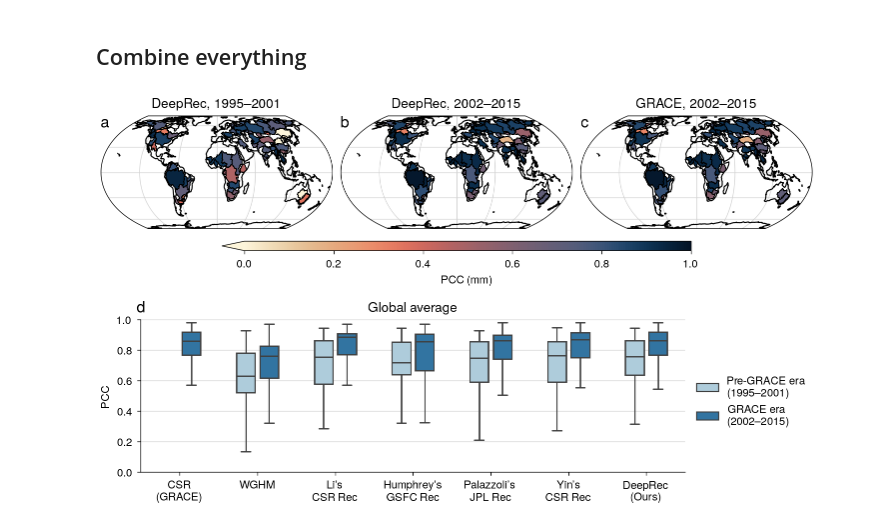
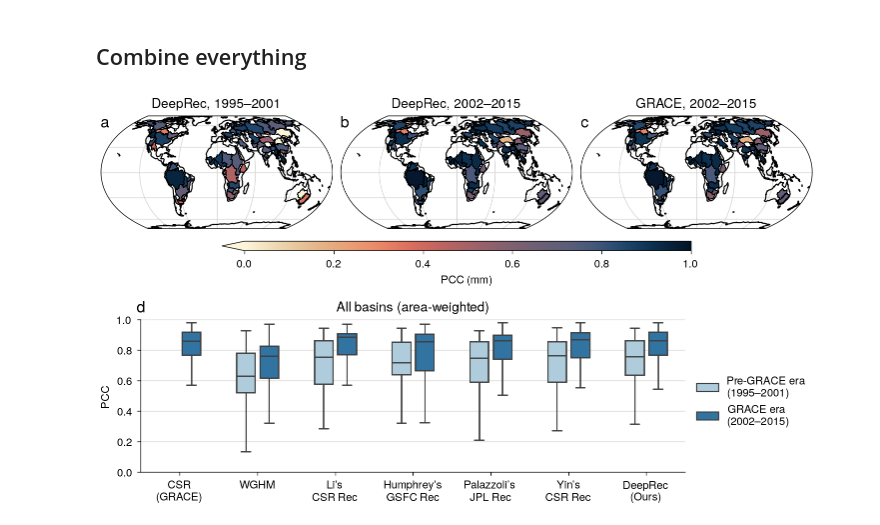
Before and after one commit to lqgentner/deeprec, a Jupyter notebook: notebooks/21-paper-plots/slr-comparison.ipynb, the cells around one changed output. Cells and saved outputs as stored; diff of their text form; code cells hidden in the pictures.

Commit message:
Update labels and formatting in SLR PCC plot

```diff
--- a/notebooks/21-paper-plots/slr-comparison.ipynb
+++ b/notebooks/21-paper-plots/slr-comparison.ipynb
@@ -362,7 +364,7 @@ sns.boxplot(
     palette="Paired",
 )
 
-ax_box.set(ylabel="PCC", xlabel=None, ylim=(0, 1), title="Global average")
+ax_box.set(ylabel="PCC", xlabel=None, ylim=(0, 1), title="All basins (area-weighted)")
 ax_box.yaxis.grid()
 # Move legend outside of plot
 ax_box.legend().remove()
@@ -371,31 +373,31 @@ legend = subfigs[1].legend(loc="outside right")
 for text in legend.texts:
     t = text.get_text()
     if t in legend_renamer:
         t = legend_renamer[t]
     text.set_text(t)
 
 
 ### LETTERS ###
 
 for n, ax in enumerate(axs_geo):
     ax.text(
         0.0,
         1.0 - 0.10,
         string.ascii_lowercase[n],
         transform=ax.transAxes,
         size="x-large",
         weight="bold",
     )
 ax_box.text(
     0.0,
     1.0 + 0.05,
     string.ascii_lowercase[len(axs_geo)],
     ha="center",
     transform=ax_box.transAxes,
     size="x-large",
     weight="bold",
 )
 
 fig.savefig(FIGURE_DIR / "slr_pcc.pdf", backend="pgf")
 # %% [output]
-[figure, old version]
+[figure, new version]
```
Also changed, not shown: parts of 2 cells of this notebook, 1 other file.
